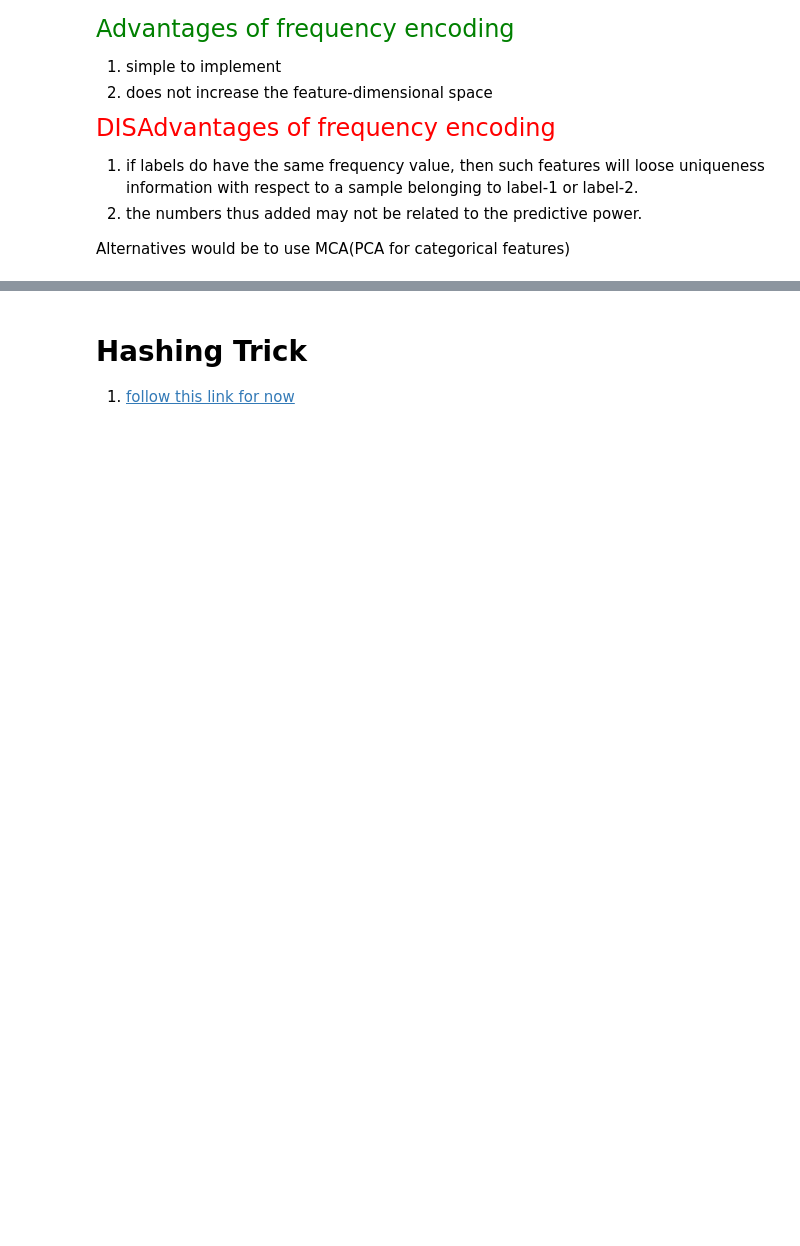
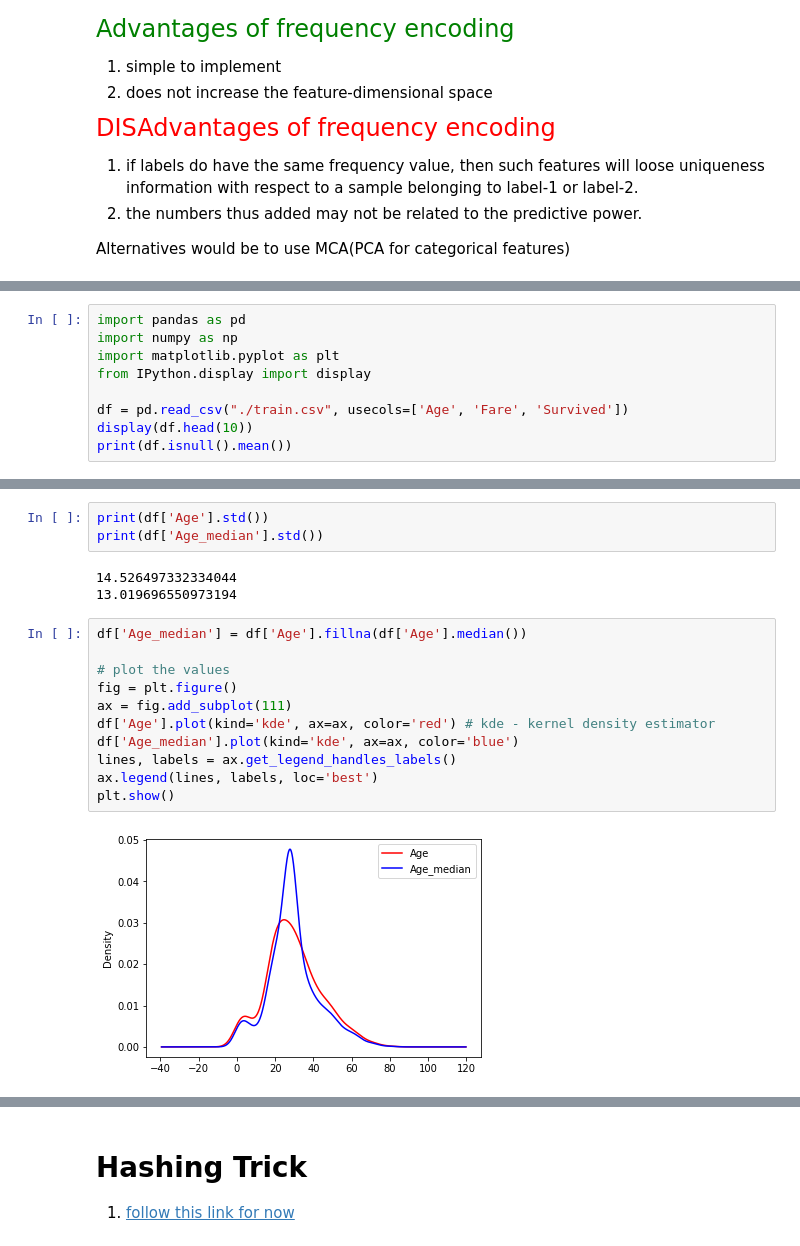
Before and after one commit to akshayDev17/Machine-Learning-Concepts, a Jupyter notebook: src/feature-engineering.ipynb, the cells around one changed output, grey strips where cells are left out. Cells and saved outputs as stored; diff of their text form; blank space fills up the shorter version.

```diff
--- a/src/feature-engineering.ipynb
+++ b/src/feature-engineering.ipynb
@@ -360,0 +536,9 @@ Alternatives would be to use MCA(PCA for categorical features)
+# %%
+import pandas as pd
+import numpy as np
+import matplotlib.pyplot as plt
+from IPython.display import display
+
+df = pd.read_csv("./train.csv", usecols=['Age', 'Fare', 'Survived'])
+display(df.head(10))
+print(df.isnull().mean())
@@ -360,0 +567,19 @@ Alternatives would be to use MCA(PCA for categorical features)
+# %%
+print(df['Age'].std())
+print(df['Age_median'].std())
+# %% [output]
+14.526497332334044
+13.019696550973194
+# %%
+df['Age_median'] = df['Age'].fillna(df['Age'].median())
+
+# plot the values
+fig = plt.figure()
+ax = fig.add_subplot(111)
+df['Age'].plot(kind='kde', ax=ax, color='red') # kde - kernel density estimator
+df['Age_median'].plot(kind='kde', ax=ax, color='blue')
+lines, labels = ax.get_legend_handles_labels()
+ax.legend(lines, labels, loc='best')
+plt.show()
+# %% [output]
+[figure, added]
```
Also changed, not shown: parts of 46 cells of this notebook.
